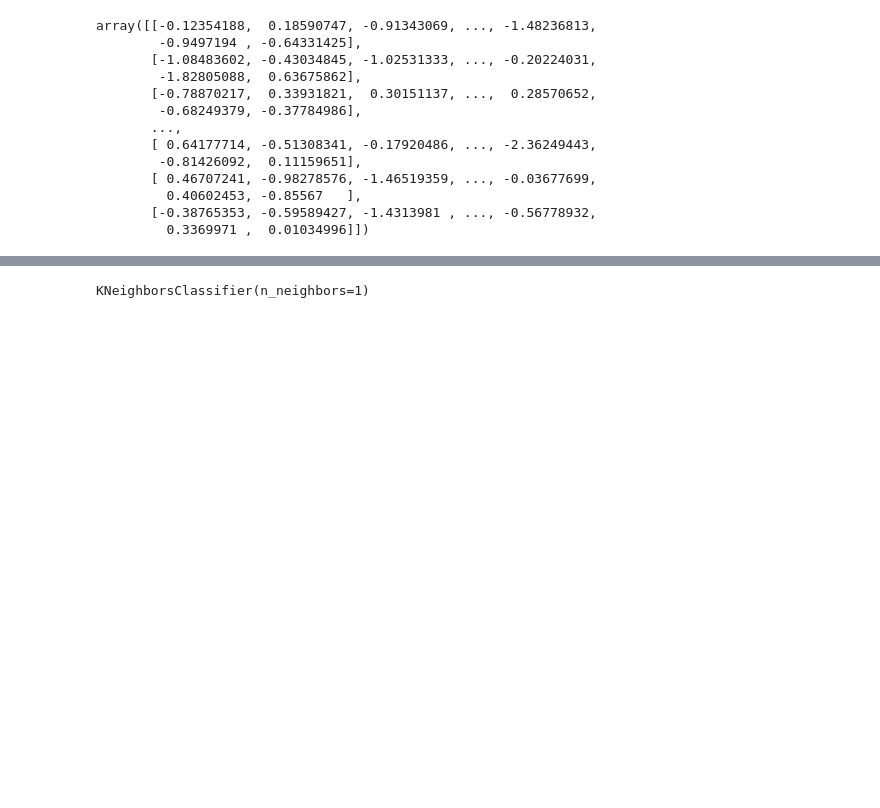
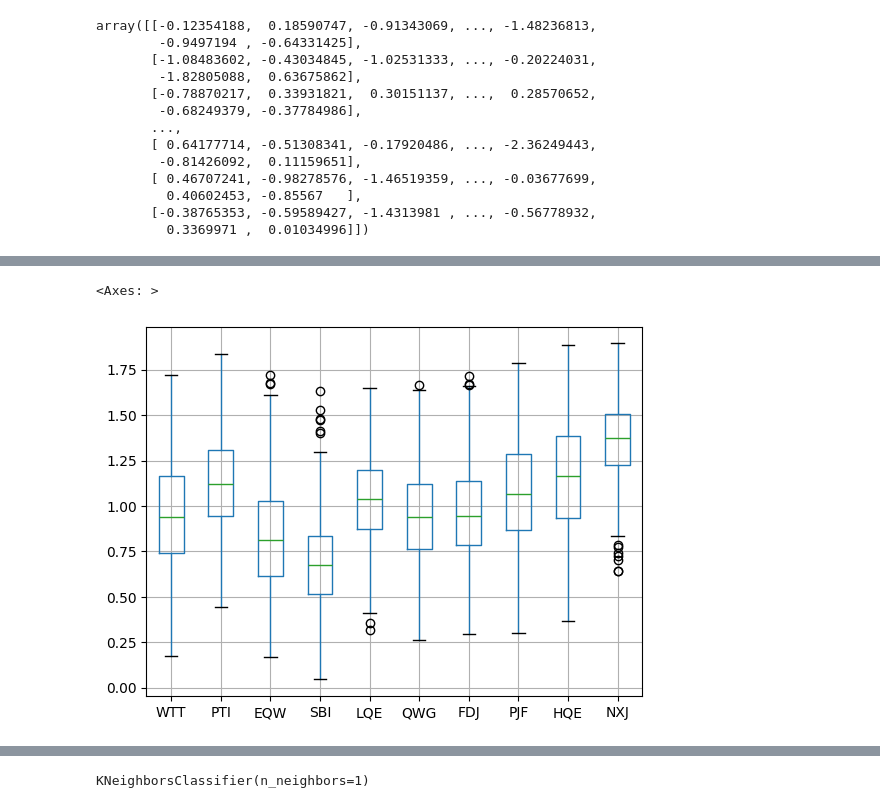
Before and after one commit to Mamun-75/Python-For-Data-Science-and-Machine-Learning, a Jupyter notebook: K_Nearest_Neighbors_implementation.ipynb, the cells around one changed output, grey strips where cells are left out. Saved outputs shown, nothing was run; the diff lists cells and outputs as text; code cells hidden in the pictures; blank space fills up the shorter version.

```diff
--- a/K_Nearest_Neighbors_implementation.ipynb
+++ b/K_Nearest_Neighbors_implementation.ipynb
@@ -88,3 +88,8 @@ df_feat.head()
 | 2 | -0.788702 | 0.339318 | 0.301511 | 0.755873 | 2.031693 | -0.870156 | 2.599818 | 0.285707 | -0.682494 | -0.377850 |
 | 3 | 0.982841 | 1.060193 | -0.621399 | 0.625299 | 0.452820 | -0.267220 | 1.750208 | 1.066491 | 1.241325 | -1.026987 |
 | 4 | 1.139275 | -0.640392 | -0.709819 | -0.057175 | 0.822886 | -0.936773 | 0.596782 | -1.472352 | 1.040772 | 0.276510 |
+# %%
+df.drop('TARGET CLASS', axis=1).boxplot()
+# %% [output]
+<Axes: >
+[figure, added]
```
Also changed, not shown: parts of 1 cell of this notebook.
